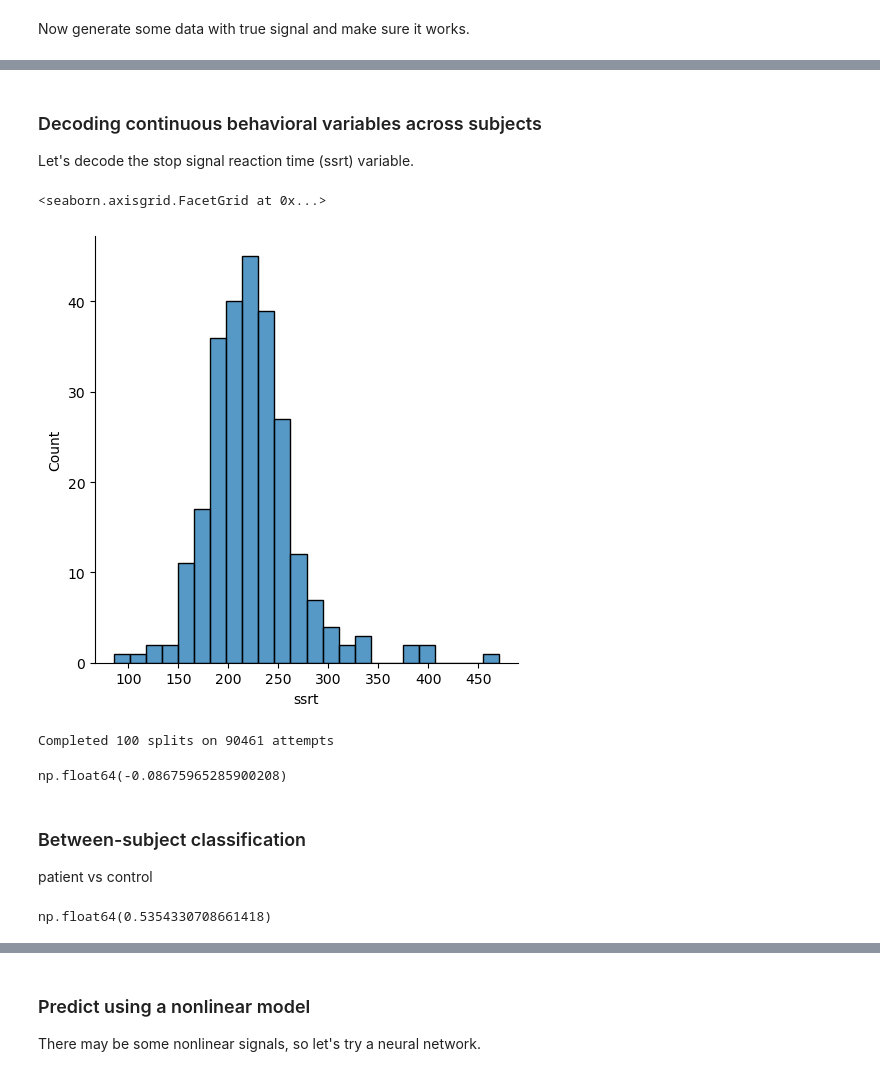
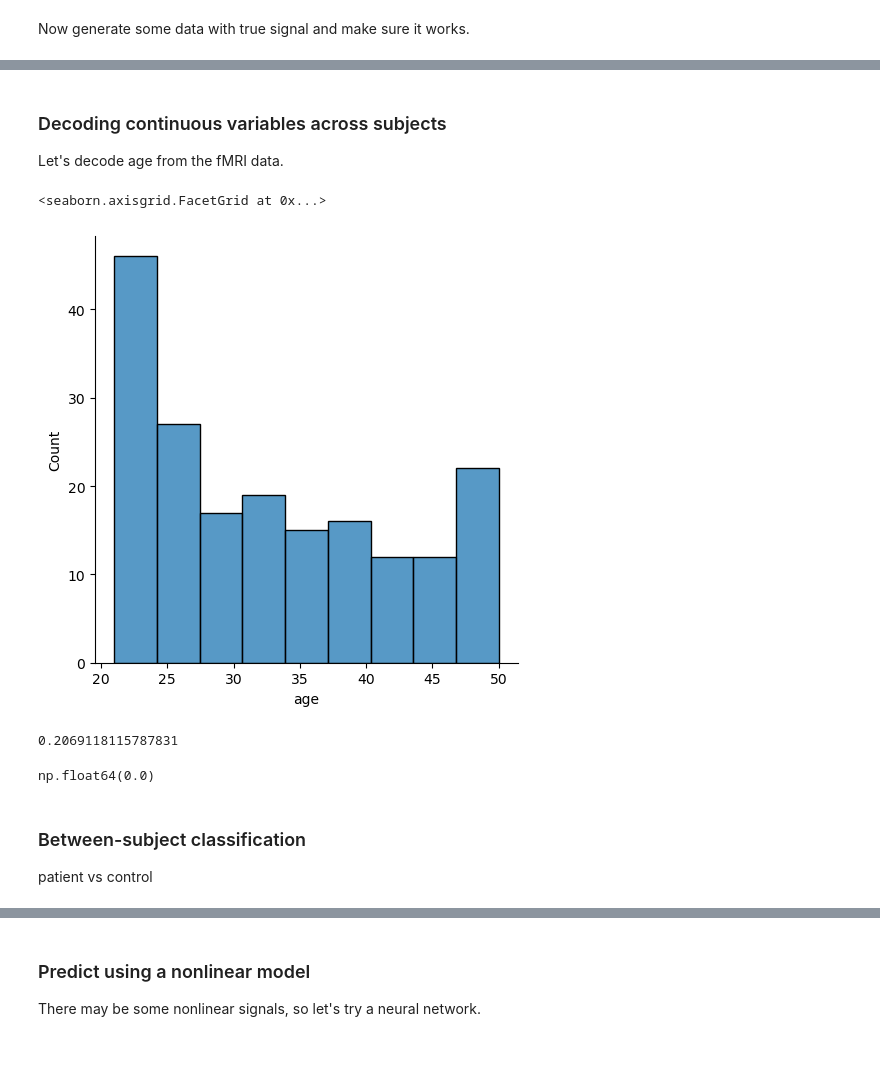
Before and after one commit to poldrack/AI_in_CogNeuro, a Jupyter notebook: notebooks/prediction.ipynb, the cells around one changed output, grey strips where cells are left out. Saved outputs shown, nothing was run; the diff lists cells and outputs as text; code cells hidden in the pictures.

```diff
--- a/notebooks/prediction.ipynb
+++ b/notebooks/prediction.ipynb
@@ -28,15 +33,2 @@ device = 'mps'
 # %% [markdown]
 ### Load the data
-# %%
-basedir = Path('/Users/poldrack/data_unsynced/CNP')
-output_dir = basedir / 'output'
-if not output_dir.exists():
-    output_dir.mkdir()
-
-# load the data
-metadata_df = pd.read_csv(basedir / 'ssrt_metadata.csv')
-data_img = nib.load(basedir / 'ssrt_cope12_combat.nii.gz')
-mask_img = nib.load(basedir / 'ssrt_mask.nii.gz')
-masker = NiftiMasker(mask_img)
-data = masker.fit_transform(data_img)
-assert metadata_df.shape[0] == data.shape[0]
@@ -139,26 +283,28 @@ np.float64(0.286764646229839)
 # %% [markdown]
-### Decoding continuous behavioral variables across subjects
+### Decoding continuous variables across subjects
 
-Let's decode the stop signal reaction time (ssrt) variable.
+Let's decode age from the fMRI data.
 # %%
-sns.displot(metadata_df['ssrt'])
+sns.displot(metadata_df[pheno_var])
 # %% [output]
 <seaborn.axisgrid.FacetGrid at 0x...>
-[figure, old version]
+[figure, new version]
-# %%
-# use shuffle split
-
-run_ridgeCV_equaldist(data, metadata_df['ssrt'])
-# %% [output]
-Completed 100 splits on 90461 attempts
-np.float64(-0.08675965285900208)
+# %%
+# use shuffle split
+
+acc = run_ridgeCV_equaldist(data, metadata_df[pheno_var])
+print('Mean accuracy:', acc)
+
+shuf_acc = [acc] # include the actual accuracy to preven p=0
+for i in range(500):
+    shuf_acc.append(run_ridgeCV_equaldist(data, metadata_df[pheno_var],
+                                     shuffle_y=True))
+print('p-value under null:', np.mean(acc <= np.array(shuf_acc)))
+# %% [output]
+0.2069118115787831
+np.float64(0.0)
 # %% [markdown]
 ### Between-subject classification
 
 patient vs control
-# %%
-metadata_df['patient'] = (metadata_df.diagnosis != 'CONTROL').astype('int')
-metadata_df.patient.mean()
-# %% [output]
-np.float64(0.5354330708661418)
 # %%
```
Also changed, not shown: parts of 18 cells of this notebook.
